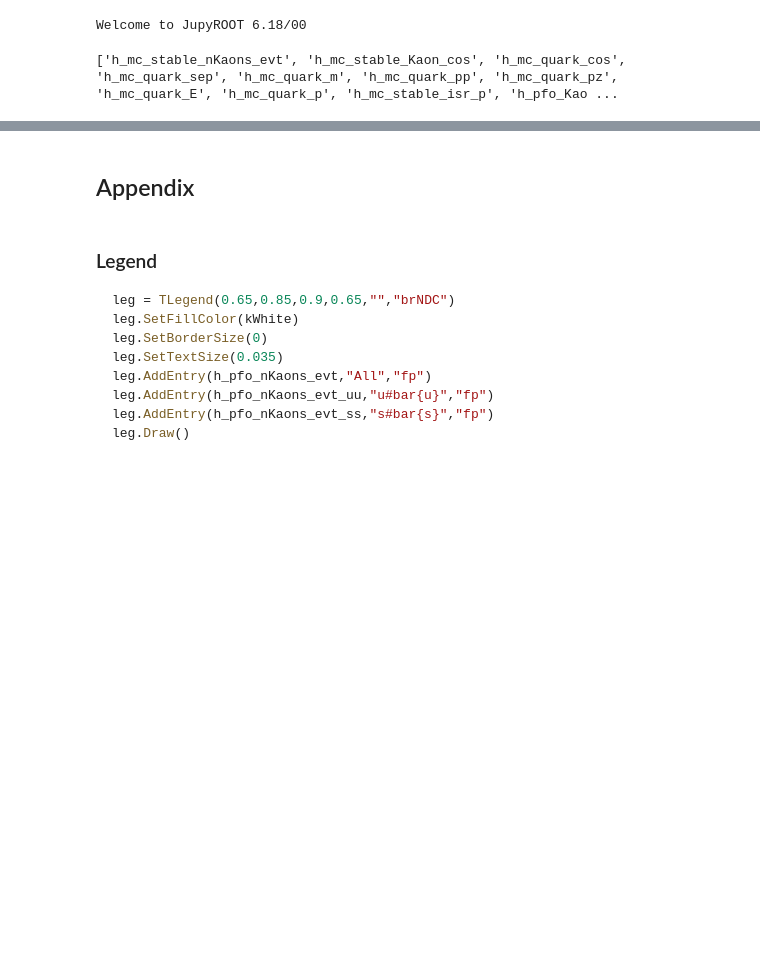
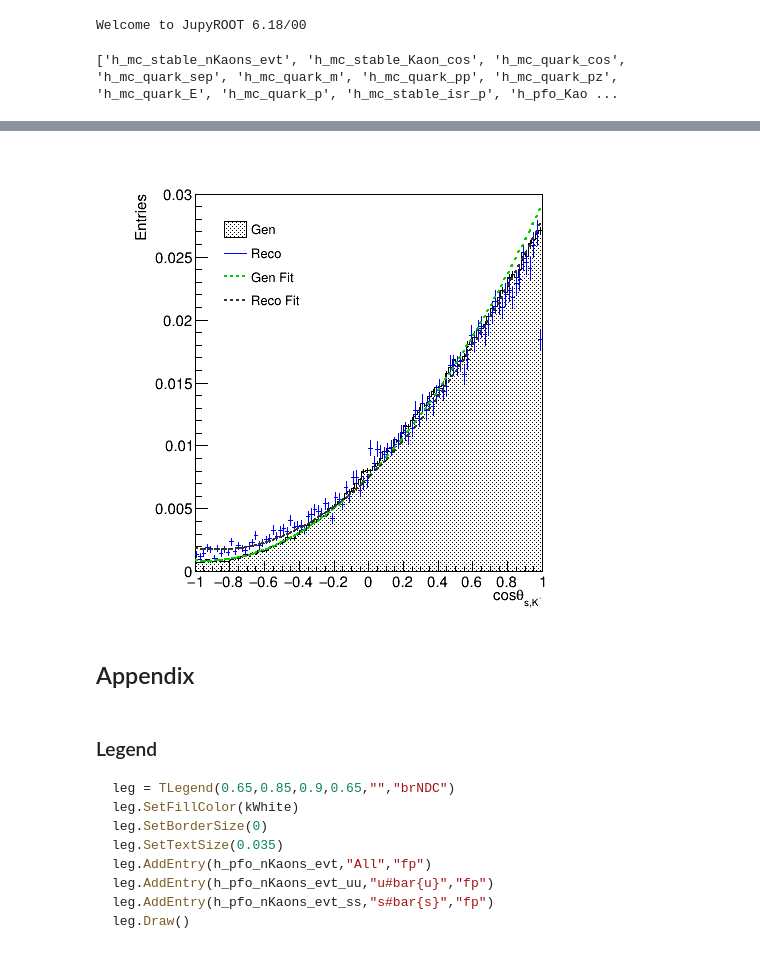
Before and after one commit to yuichiok/VertexMacro, a Jupyter notebook: QQbar250/jupyter/ssbar/Polar/ss/PolarAngle.ipynb, the cells around one changed output, grey strips where cells are left out. Cells and saved outputs as stored; diff of their text form; code cells hidden in the pictures; blank space fills up the shorter version.

```diff
--- a/QQbar250/jupyter/ssbar/Polar/ss/PolarAngle.ipynb
+++ b/QQbar250/jupyter/ssbar/Polar/ss/PolarAngle.ipynb
@@ -74,0 +105,2 @@ c1.Draw()
+# %%
+c2 = TCanvas("c2","c2",500,500)
@@ -75,3 +123,7 @@ c1.Draw()
+# %%
+c2.Draw()
+# %% [output]
+[figure, added]
 # %% [markdown]
 ## Appendix
 # %% [markdown]
```
Also changed, not shown: parts of 6 cells of this notebook, 4 other files.
